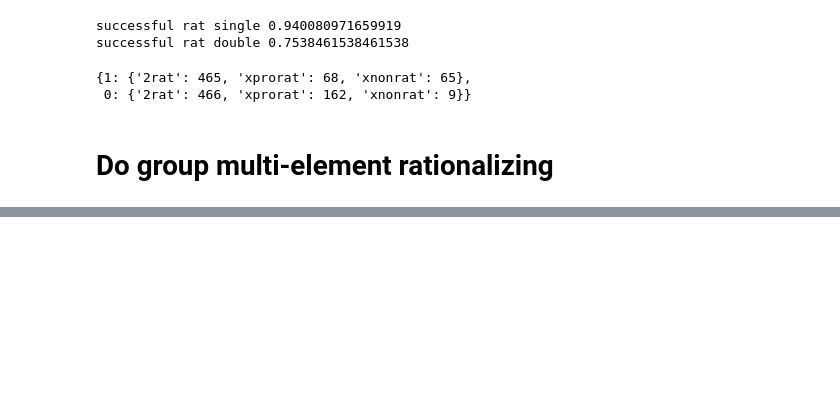
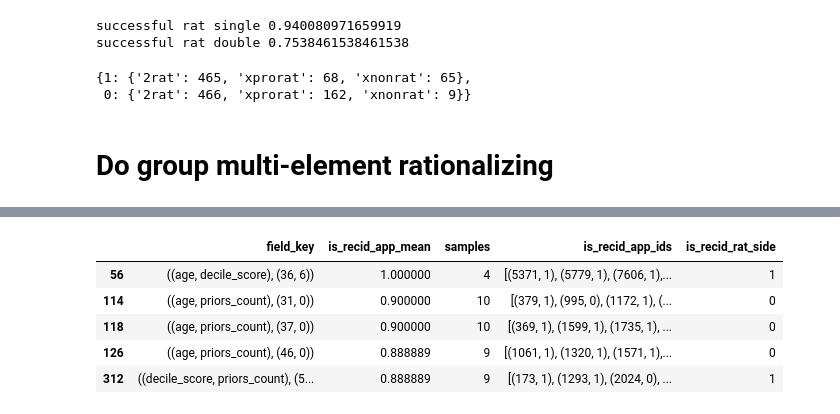
Before and after one commit to cephcyn/malicious_justif, a Jupyter notebook: expl_rat.ipynb, the cells around one changed output, grey strips where cells are left out. Cells and saved outputs as stored; diff of their text form; code cells hidden in the pictures; blank space fills up the shorter version.

```diff
--- a/expl_rat.ipynb
+++ b/expl_rat.ipynb
@@ -462,0 +513,48 @@ temp_counts
+# %%
+# Produce a df with each test set entry paired up with justification used for it...
+
+# Initialize all datapoints to justify
+temp_cases = pd.DataFrame(filter_data_df_test)
+# Initialize all reasons that are usable
+temp_rats = pd.DataFrame(test_rationalizations)
+temp_rats = temp_rats[temp_rats['significant_baseline']==1]
+# Initialize all reasons that we end up applying
+temp_rat_conclusions = pd.DataFrame({'id':[], 'rat_field_key':[], 'rat_works':[]})
+# %%
+# Amass all possible justifications applicable to the cases
+temp_rats_relevantsrc_gb = identify_examples(
+    temp_cases,
+    temp_rats['field_key'],
+    temp_rats[f'{justifying_field}_rat_side']
+)
+
+# Summarize breakdown of justification applicability
+temp_rat_stats = pd.DataFrame()
+# temp_rat_stats[f'{justifying_field}_mean'] = temp_rats_relevantsrc_gb.apply(
+#     lambda x: x[justifying_field].mean()
+# )
+# temp_rat_stats[f'{trueresult_field}_mean'] = temp_rats_relevantsrc_gb.apply(
+#     lambda x: x[trueresult_field].mean()
+# )
+temp_rat_stats[f'{justifying_field}_app_mean'] = temp_rats_relevantsrc_gb.apply(
+    lambda x: x[f'{justifying_field}_app'].mean()
+)
+temp_rat_stats['samples'] = temp_rats_relevantsrc_gb.apply(
+    lambda x: len(x)
+)
+temp_rat_stats[f'{justifying_field}_app_ids'] = temp_rats_relevantsrc_gb.apply(
+    lambda x: list(zip(x['id'], x[f'{justifying_field}_app']))
+)
+temp_rat_stats = temp_rat_stats.reset_index(level=0, col_fill='field_key')
+temp_rat_stats = temp_rat_stats.merge(
+    temp_rats[['field_key', f'{justifying_field}_rat_side']], left_on='field_key', right_on='field_key'
+)
+# %%
+temp_rat_stats.sort_values([f'{justifying_field}_app_mean', f'samples'], ascending=[False, False])[:5]
+# %% [output]
+|  | field_key | is_recid_app_mean | samples | is_recid_app_ids | is_recid_rat_side |
+| 56 | ((age, decile_score), (36, 6)) | 1.000000 | 4 | [(5371, 1), (5779, 1), (7606, 1),... | 1 |
+| 114 | ((age, priors_count), (31, 0)) | 0.900000 | 10 | [(379, 1), (995, 0), (1172, 1), (... | 0 |
+| 118 | ((age, priors_count), (37, 0)) | 0.900000 | 10 | [(369, 1), (1599, 1), (1735, 1), ... | 0 |
+| 126 | ((age, priors_count), (46, 0)) | 0.888889 | 9 | [(1061, 1), (1320, 1), (1571, 1),... | 0 |
+| 312 | ((decile_score, priors_count), (5... | 0.888889 | 9 | [(173, 1), (1293, 1), (2024, 0), ... | 1 |
```
Also changed, not shown: parts of 21 cells of this notebook.
